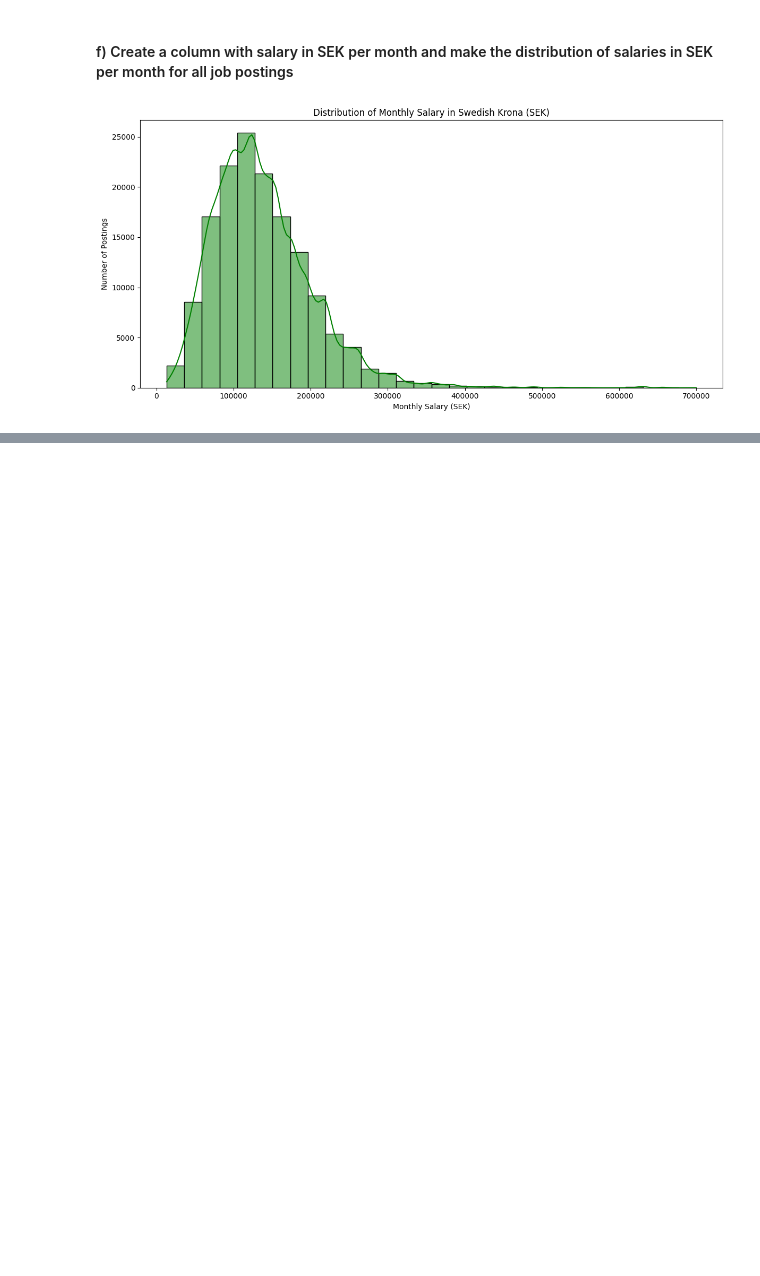
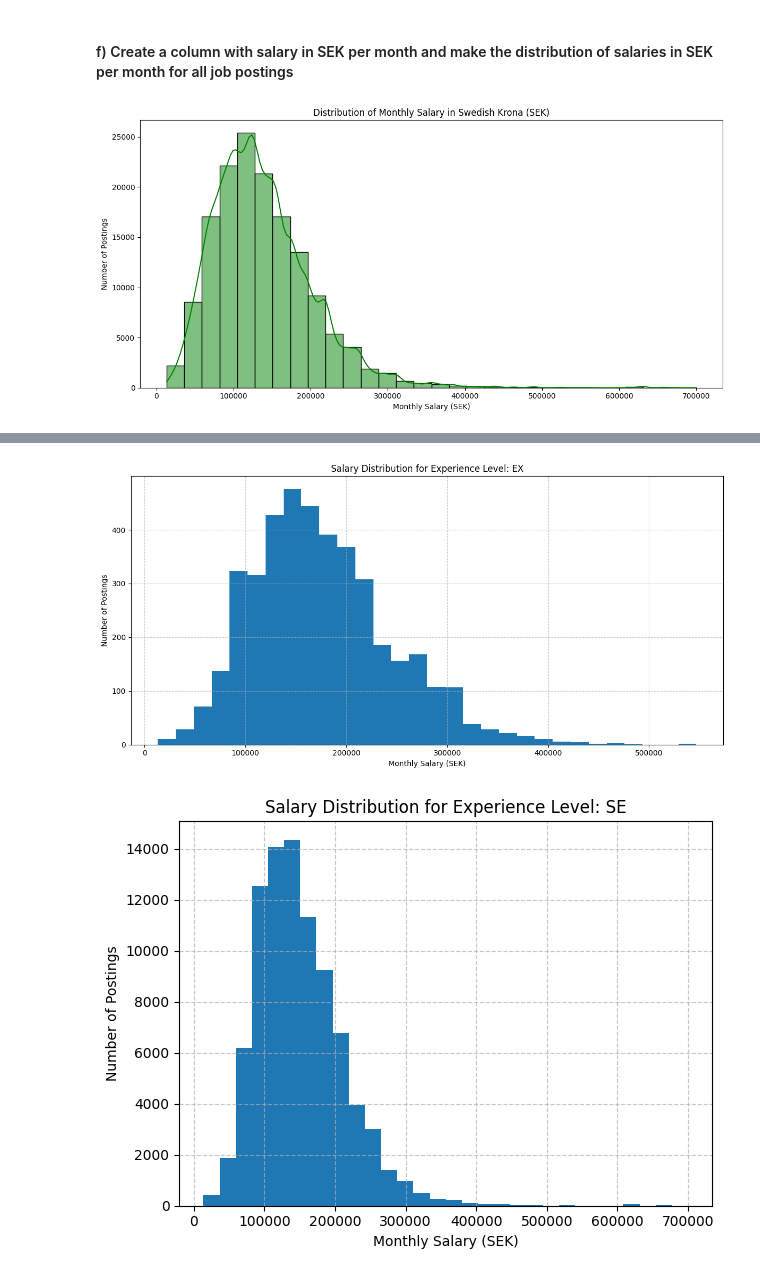
Before and after one commit to TonalLobster/AI_Engineering_Edwin_Lindblom, a Jupyter notebook: exercises/exercise_0/1_salaries_in_data_field.ipynb, the cells around one changed output, grey strips where cells are left out. Saved outputs shown, nothing was run; the diff lists cells and outputs as text; code cells hidden in the pictures; blank space fills up the shorter version.

```diff
--- a/exercises/exercise_0/1_salaries_in_data_field.ipynb
+++ b/exercises/exercise_0/1_salaries_in_data_field.ipynb
@@ -262,0 +297,17 @@ plt.show()
+# %%
+experience_levels = df["experience_level"].unique()
+plt.figure(figsize=(12, 6))
+for i, level in enumerate(experience_levels):
+    plt.subplot
+    subset = df[df["experience_level"] == level]
+    plt.hist(subset["monthly_salary_sek"], bins= 30)
+    plt.title(f"Salary Distribution for Experience Level: {level}")
+    plt.xlabel("Monthly Salary (SEK)")
+    plt.ylabel("Number of Postings")
+    plt.grid(True, linestyle="--", alpha=0.7)
+
+    plt.tight_layout()
+    plt.show()
+# %% [output]
+[figure, added]
+[figure, added]
```
Also changed, not shown: parts of 5 cells of this notebook.
